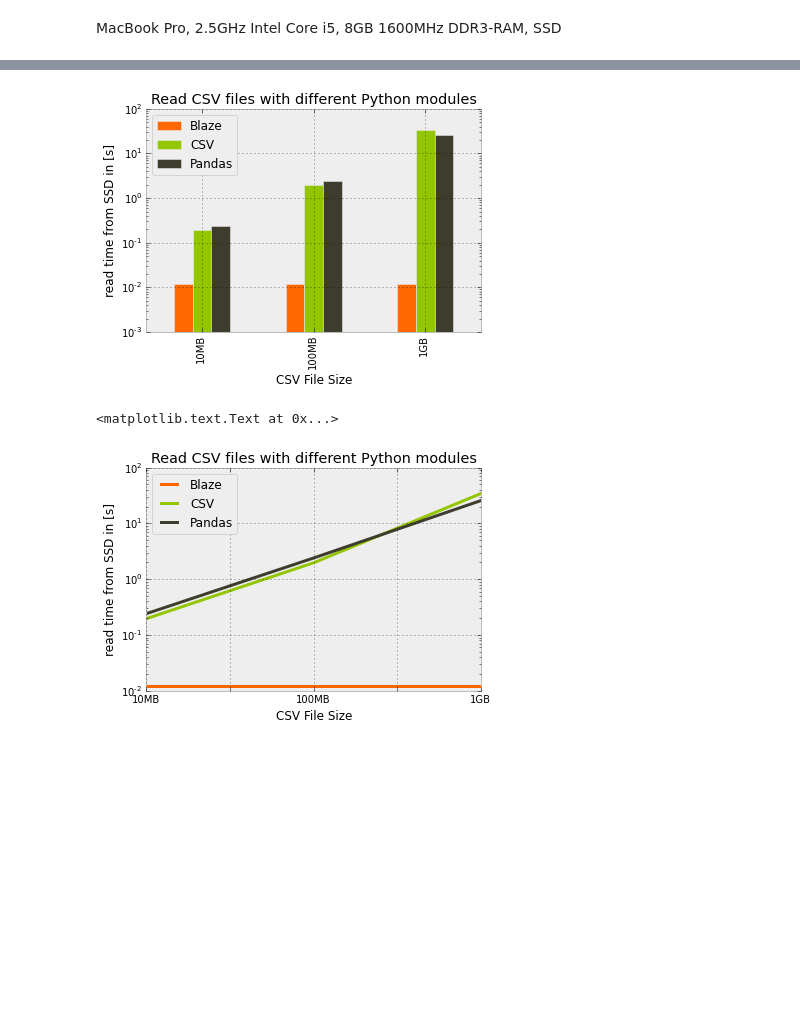
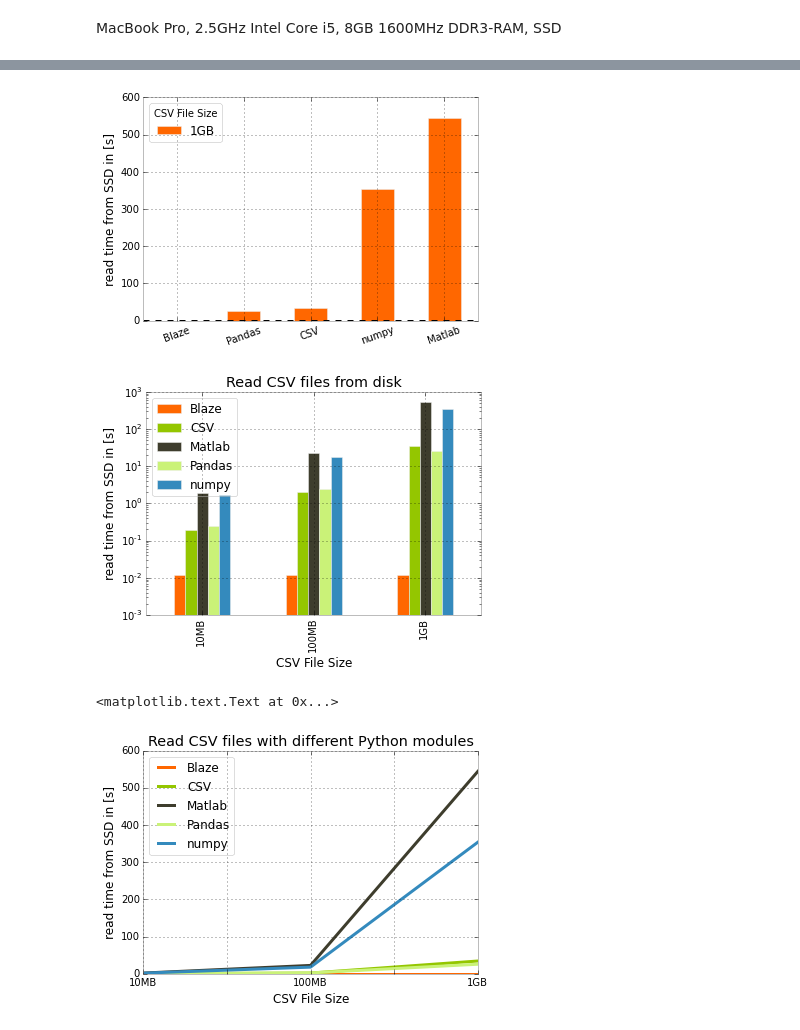
Before and after one commit to MechLabEngineering/ReadLargeCSVs, a Jupyter notebook: readCSVtimings.ipynb, the cells around one changed output, grey strips where cells are left out. Saved outputs shown, nothing was run; the diff lists cells and outputs as text; code cells hidden in the pictures; blank space fills up the shorter version.

```diff
--- a/readCSVtimings.ipynb
+++ b/readCSVtimings.ipynb
@@ -45,14 +54,22 @@ plt.xlabel('read time from SSD in [s]')
+# %%
+onegbtiming = timings[timings.index=='1GB'].T
+# %%
+onegbtiming.sort('1GB').plot(kind='bar', rot=20)
+plt.ylabel('read time from SSD in [s]')
+plt.savefig('read-1GB-CSV-from-Disc-Blaze-CSV-Pandas-Python-Matlab.png', dpi=150, bbox_inches='tight')
+# %% [output]
+[figure, added]
 # %%
-timings.plot(kind='bar', title='Read CSV files with different Python modules', logy=True, ylim=(1e-3, 1e2))
+timings.plot(kind='bar', title='Read CSV files from disk', logy=True, ylim=(1e-3, 1e3))
 plt.ylabel('read time from SSD in [s]')
 plt.savefig('read-CSV-from-Disc-Blaze-CSV-Pandas-Python.png', dpi=150, bbox_inches='tight')
 # %% [output]
-[figure, old version]
+[figure, new version]
 # %%
-timings.plot(logy=True)
+timings.plot(logy=False)
 plt.legend(loc=2)
 plt.title('Read CSV files with different Python modules')
 plt.ylabel('read time from SSD in [s]')
 # %% [output]
 <matplotlib.text.Text at 0x...>
-[figure, old version]
+[figure, new version]
```
Also changed, not shown: parts of 7 cells of this notebook, 4 other files.
